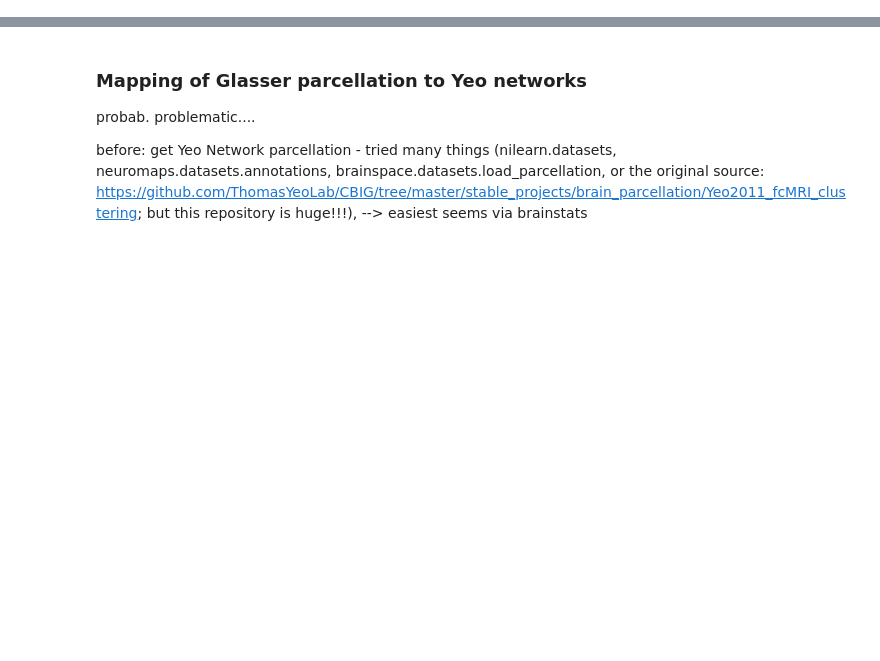
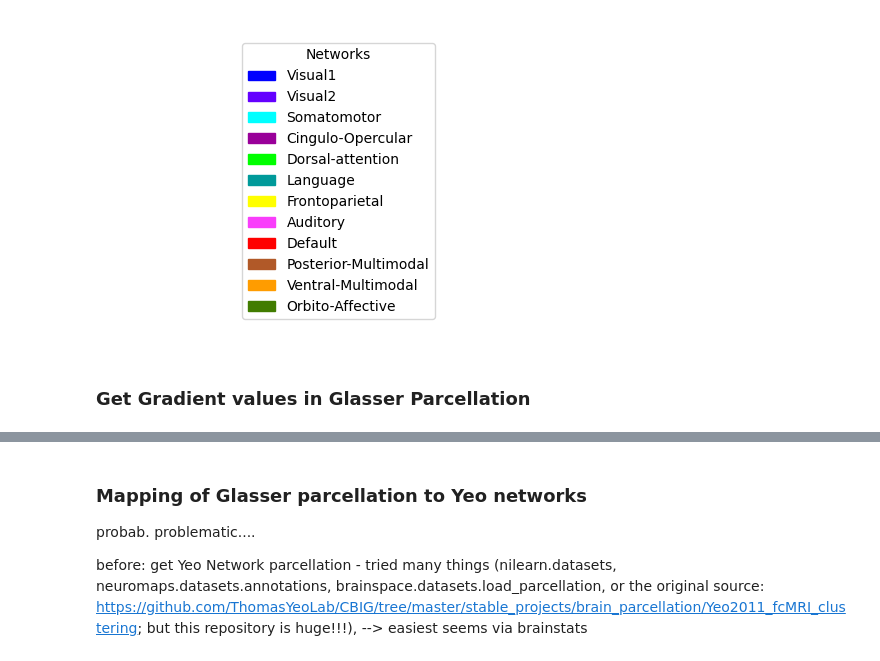
Before and after one commit to mrenke/numrisk, a Jupyter notebook: numrisk/fmri_analysis/gradients/networkDispersion_01.ipynb, the cells around one changed output, grey strips where cells are left out. Cells and saved outputs as stored; diff of their text form; code cells hidden in the pictures; blank space fills up the shorter version.

```diff
--- a/numrisk/fmri_analysis/gradients/networkDispersion_01.ipynb
+++ b/numrisk/fmri_analysis/gradients/networkDispersion_01.ipynb
@@ -23,0 +56,26 @@ group_list = group_list#.reset_index()
+# %%
+# Names
+glasser_parcel_names = pd.read_csv('/mnt_03/diverse_neuralData/atlases_parcellations/Glasser.csv',header=None,index_col=0,names=['names'])
+glasser_parcel_names.index.name = 'label'
+
+CAatlas_names = pd.read_csv(op.join(datadir,'network_label-names.csv'),index_col=0)
+CAatlas_names = CAatlas_names.set_index('Label Number')
+CAatlas_names = CAatlas_names.sort_index(level='Label Number')
+#CAatlas_names#.head()
+# %%
+import matplotlib.patches as mpatches
+import hcp_utils as hcp
+rgb = np.array(list(hcp.ca_network['rgba'].values())[1:])
+cmap_ca = ListedColormap(rgb)
+
+legend_patches = [mpatches.Patch(color=cmap_ca(i-1), label=row['Network Name'])  for i, row in CAatlas_names.iterrows()]
+
+# Plot the custom legend
+plt.figure(figsize=(6, 4))
+plt.legend(handles=legend_patches, title="Networks", loc="center")
+plt.axis('off')  # Hide axis for a standalone legend
+plt.show()
+# %% [output]
+[figure, added]
+# %% [markdown]
+### Get Gradient values in Glasser Parcellation
```
Also changed, not shown: parts of 54 cells of this notebook, 1 other file.
